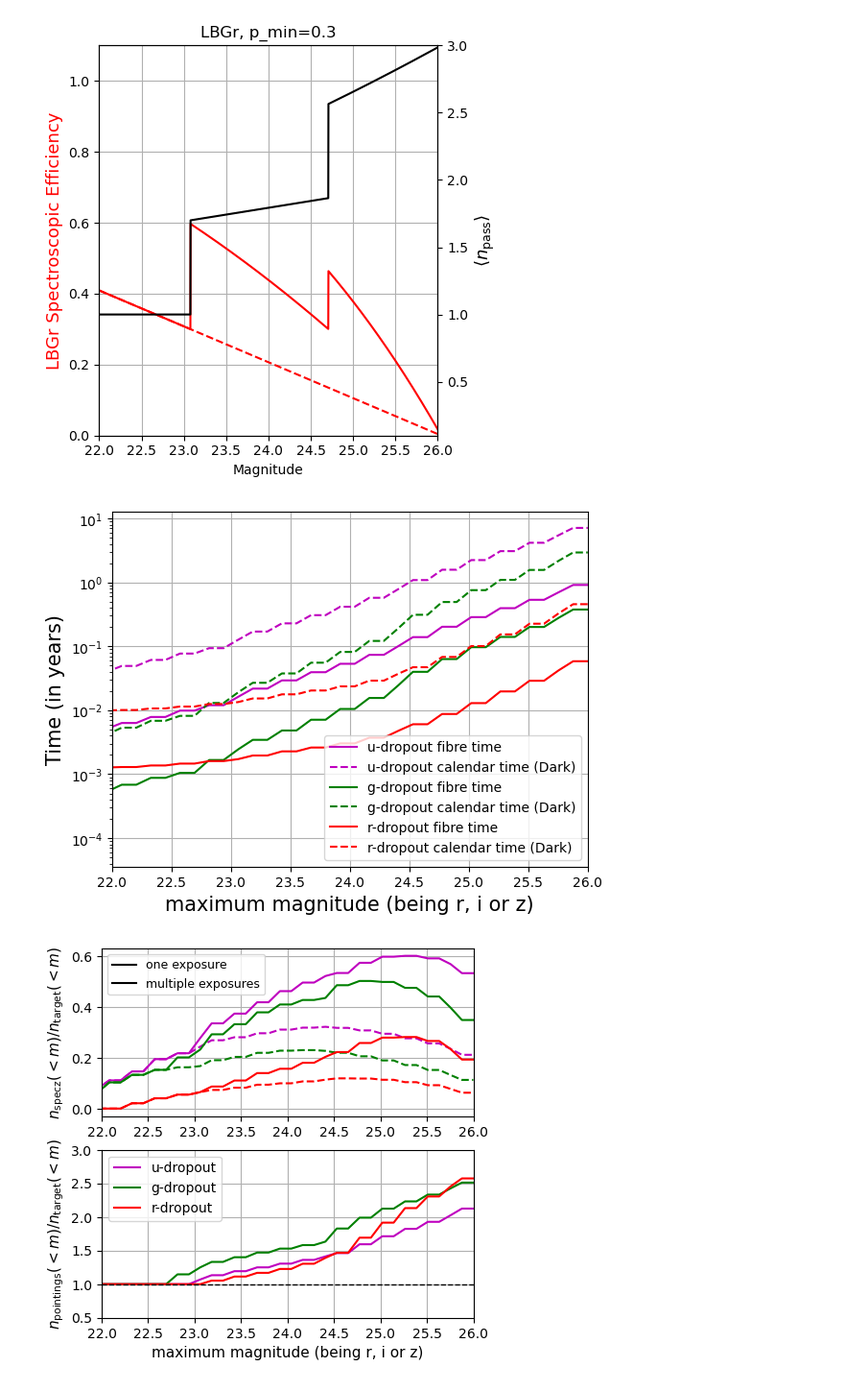
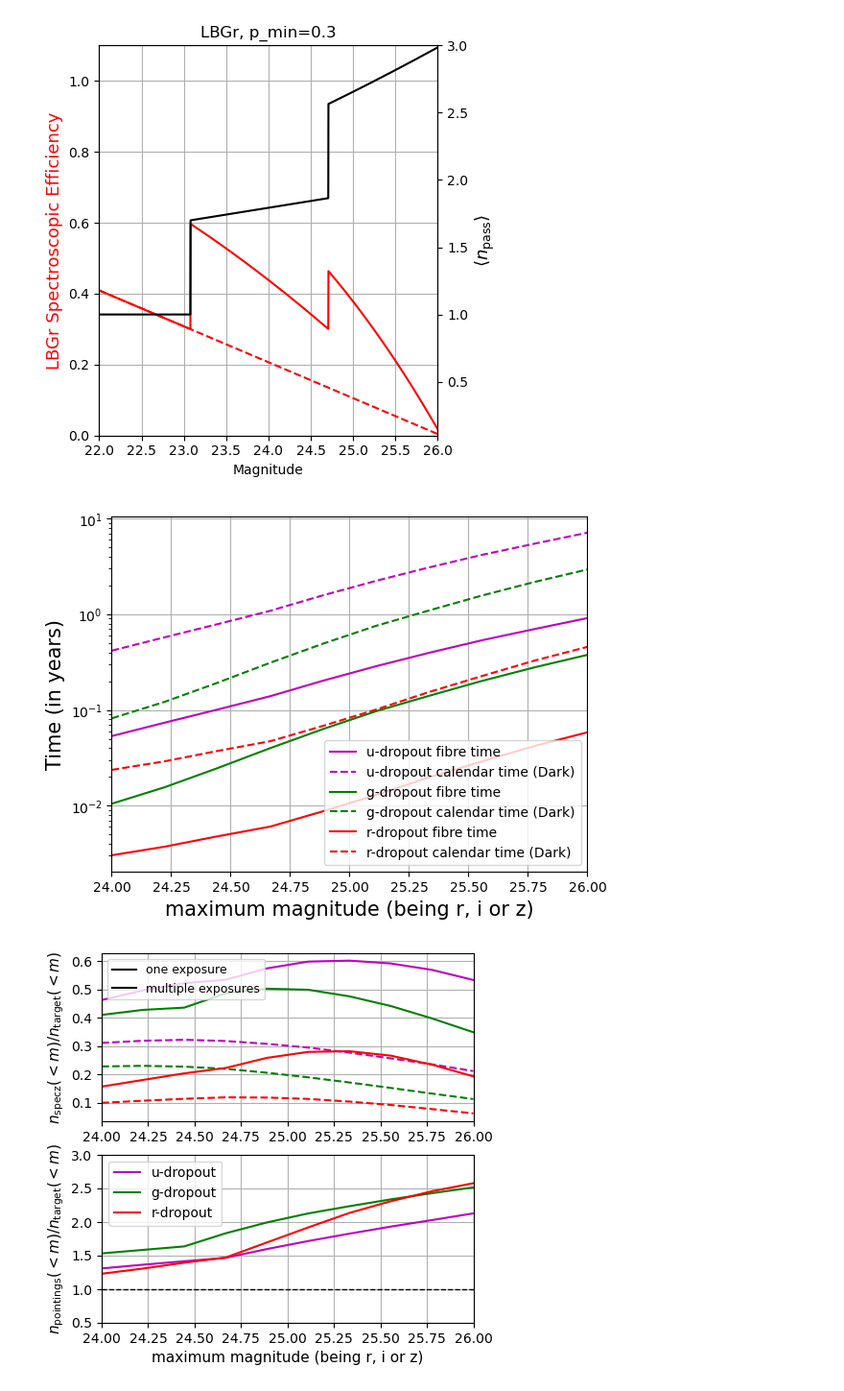
Before and after one commit to WST-Cosmology/WP221_Target_selection, a Jupyter notebook: survey_design/lbg_dropout_spectroscopic_efficiency.ipynb, the cells around one changed output. Shown at 96% size. Saved outputs shown, nothing was run; the diff lists cells and outputs as text; code cells hidden in the pictures.

```diff
--- a/survey_design/lbg_dropout_spectroscopic_efficiency.ipynb
+++ b/survey_design/lbg_dropout_spectroscopic_efficiency.ipynb
@@ -182,7 +182,7 @@ for i, detection_band in enumerate(['u', 'g', 'r']):
     n_zm = sample['object_count']/S
     N_fibres = 30000
 
-    for mag_max in np.linspace(20, 26, 50):
+    for mag_max in np.linspace(24, 26, 10):
         n_zm_target = copy.deepcopy(n_zm)
         n_zm_target[:,(mag_centers > mag_max)*(mag_centers > 20)] = 0
         #n_zm_target[z_centers < 2,:] = 0
@@ -234,43 +234,44 @@ plt.yscale('log')
 plt.xlabel('maximum magnitude (being r, i or z)', fontsize=15)
 plt.legend()
 plt.grid(which='major')
-plt.xlim(22, 26)
+plt.xlim(24, 26)
 plt.savefig(f'../figures/LBG_survey_time.png', dpi = 300, bbox_inches='tight' )
 # %% [output]
-[figure, old version]
+[figure, new version]
 # %%
 plt.figure(figsize=(5, 5))
 plt.subplot(211)
 for i, band in enumerate(['u', 'g', 'r']):
     mask = results['band'] == band
 
     plt.plot(results['mag_max'][mask], results['tracer_density_spec'][mask]/results['tracer_density'][mask], color=color[i], ls='-')
     plt.plot(results['mag_max'][mask], results['tracer_density_spec_one_exp'][mask]/results['tracer_density'][mask], color=color[i], ls='--')
     x = np.sum(samples[i]['object_count'], axis=0)*0.001
+    #plt.plot(mag_centers, x/max(x), color=color[i], )
 
 plt.ylabel(r'$n_{\rm specz}(<m)/n_{\rm target}(<m)$', fontsize=11)
 plt.plot([], [], '-k', label = 'one exposure')
 plt.plot([], [], '-k', label = 'multiple exposures')
 plt.legend(loc='upper left', fontsize=9)
 plt.grid(which='both')
 #plt.yscale('log')
 #plt.ylim(0., 1)
-plt.xlim(22, 26)
+plt.xlim(24, 26)
 plt.subplot(212)
 for i, band in enumerate(['u', 'g', 'r']):
     mask = results['band'] == band
     plt.plot(results['mag_max'][mask], results['pass_density'][mask]/results['tracer_density'][mask], label=f'{band}-dropout', color=color[i],)
 
     #x = np.sum(samples[i]['object_count'], axis=0)*0.001
     #plt.plot(samples[i]['mag_center'], 3*x/x[-10], color=color[i],ls='-', lw=1)
 plt.ylabel(r'$n_{\rm pointings}(<m)/n_{\rm target}(<m)$', fontsize=11)
 plt.axhline(1,color='k', lw=1, ls='--')
 plt.xlabel('maximum magnitude (being r, i or z)', fontsize=11)
 plt.legend()
 plt.ylim(0.5, 3)
 plt.grid(which='both')
 #plt.yscale('log')
-plt.xlim(22, 26)
+plt.xlim(24, 26)
 plt.savefig(f'../figures/LBG_survey_design.png', dpi = 300, bbox_inches='tight' )
 # %% [output]
-[figure, old version]
+[figure, new version]
```
Also changed, not shown: 2 other files.
